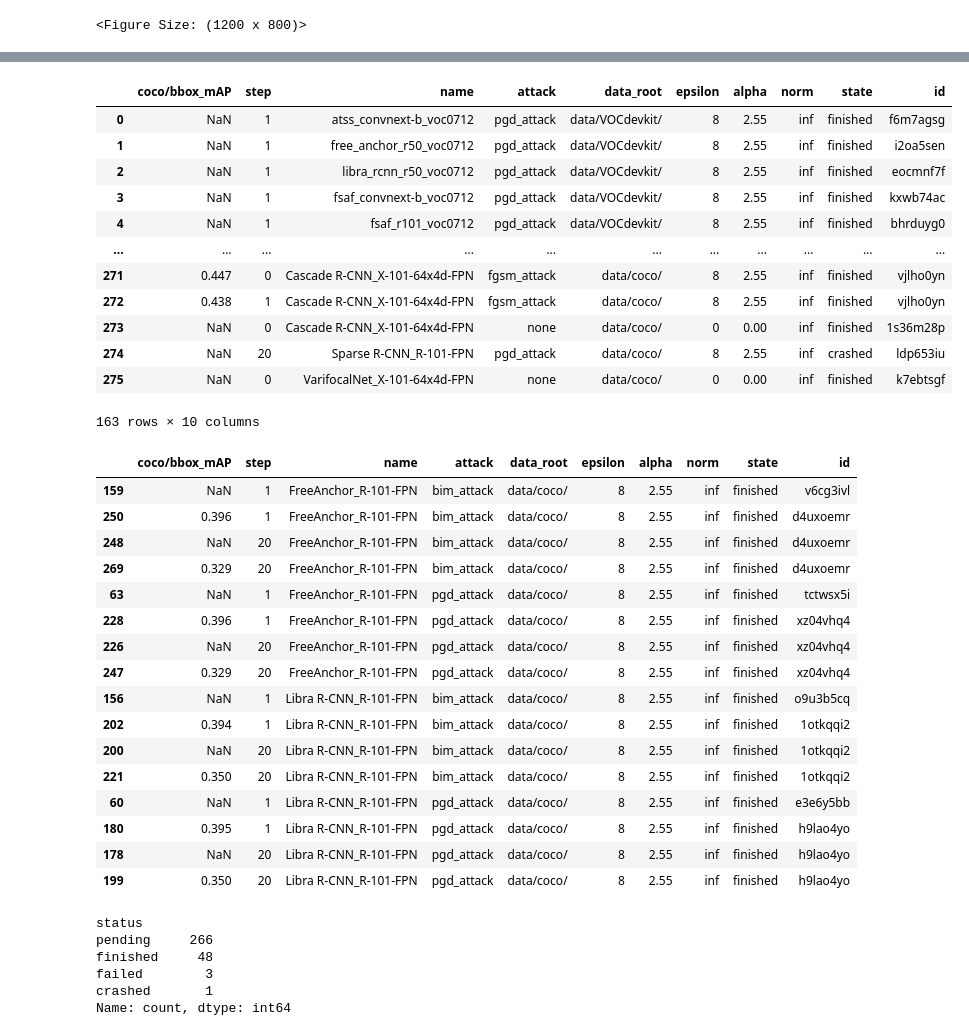
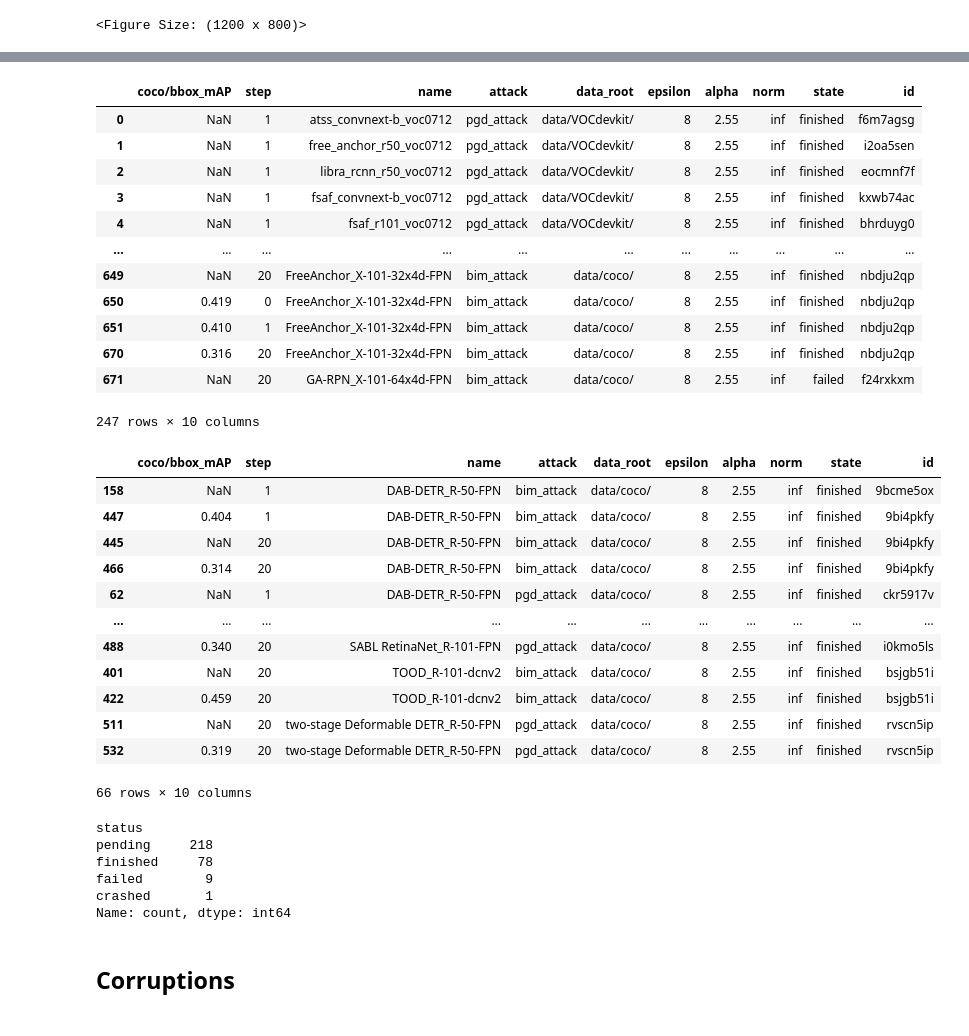
Before and after one commit to shashankskagnihotri/benchmarking_robustness, a Jupyter notebook: object_detection/vis_results.ipynb, the cells around one changed output, grey strips where cells are left out. Saved outputs shown, nothing was run; the diff lists cells and outputs as text; code cells hidden in the pictures.

```diff
--- a/object_detection/vis_results.ipynb
+++ b/object_detection/vis_results.ipynb
@@ -16,6 +20,7 @@ extract_wandb_runs_to_csv(project_name, entity_name, output_file)
 # %%
 import pandas as pd
-df = pd.read_csv(output_file)
+attack_result_csv = "attacks_results.csv"
+df = pd.read_csv(attack_result_csv)
 df
 # %% [output]
 |  | coco/bbox_mAP_m | coco/bbox_mAP_s | coco/bbox_mAP_l | coco/bbox_mAP_50 | time | _runtime | data_time | ... |
@@ -61,10 +66,9 @@ from plotnine import ggplot, aes, geom_line, geom_point, labs, theme_minimal, fa
 
 def prepare_df_plot(input_file: str):
     # Load the CSV file into a DataFrame
-    df = pd.read_csv(output_file)
+    df = pd.read_csv(input_file)
 
     # Preprocess the DataFrame
-    df = pd.read_csv(output_file)
     df = df.filter(regex="attack|^name$|mAP|state|step|^id$|data_root")
     df = df[df["coco/bbox_mAP"].notna()]
 
@@ -116,7 +120,7 @@ def plot_mAP_vs_steps(dataset_root: str, df) -> None:
 
     return plot
 
-df = prepare_df_plot(output_file)
+df = prepare_df_plot(attack_result_csv)
 plot_mAP_vs_steps("data/VOCdevkit/", df)
 # %% [output]
 [figure]
@@ -165,65 +169,61 @@ from pandas.core.frame import DataFrame
 
 def prepare_df_status_table(input_file: str):
     # Load the CSV file into a DataFrame
-    df = pd.read_csv(output_file)
+    df = pd.read_csv(attack_result_csv)
 
     # Preprocess the DataFrame
-    df = pd.read_csv(output_file)
+    df = pd.read_csv(attack_result_csv)
     df = df.filter(regex="attack|^name$|bbox|state|step|^id$|data_root")
 
     # if step is missing, keep only one row per id
     # this deals with previous versions of the code that did not save metrics at each step
     df = df.drop_duplicates(subset=["id", "step", "state"], keep="first", ignore_index=True)
     df["step"] = df["step"].fillna(df["attack_kwargs.steps"])
     df["attack_kwargs.norm"] = df["attack_kwargs.norm"].fillna("inf")
 
     # only keep relevant columns and rows
     df = df.filter(['coco/bbox_mAP', 'step', 'name', 'attack', 'data_root', "attack_kwargs.epsilon", "attack_kwargs.alpha", "attack_kwargs.norm", "state", "id"])
     df = df[df["step"].isin([0, 1, 20])]
     df["attack_kwargs.epsilon"] = df["attack_kwargs.epsilon"].astype(int)
     df["step"] = df["step"].astype(int)
     df.rename(columns={"attack_kwargs.epsilon": "epsilon", "attack_kwargs.alpha": "alpha", "attack_kwargs.norm": "norm"}, inplace=True)
 
     return df
 
-df_wandb = prepare_df_status_table(output_file)
+df_wandb = prepare_df_status_table(attack_result_csv)
 df_wandb
 # %% [output]
 |  | coco/bbox_mAP | step | name | attack | data_root | epsilon | alpha | norm | state | id |
 | 0 | NaN | 1 | atss_convnext-b_voc0712 | pgd_attack | data/VOCdevkit/ | 8 | 2.55 | inf | finished | f6m7agsg |
 | 1 | NaN | 1 | free_anchor_r50_voc0712 | pgd_attack | data/VOCdevkit/ | 8 | 2.55 | inf | finished | i2oa5sen |
 | 2 | NaN | 1 | libra_rcnn_r50_voc0712 | pgd_attack | data/VOCdevkit/ | 8 | 2.55 | inf | finished | eocmnf7f |
 | 3 | NaN | 1 | fsaf_convnext-b_voc0712 | pgd_attack | data/VOCdevkit/ | 8 | 2.55 | inf | finished | kxwb74ac |
 | 4 | NaN | 1 | fsaf_r101_voc0712 | pgd_attack | data/VOCdevkit/ | 8 | 2.55 | inf | finished | bhrduyg0 |
 | ... | ... | ... | ... | ... | ... | ... | ... | ... | ... | ... |
-| 271 | 0.447 | 0 | Cascade R-CNN_X-101-64x4d-FPN | fgsm_attack | data/coco/ | 8 | 2.55 | inf | finished | vjlho0yn |
-| 272 | 0.438 | 1 | Cascade R-CNN_X-101-64x4d-FPN | fgsm_attack | data/coco/ | 8 | 2.55 | inf | finished | vjlho0yn |
-| 273 | NaN | 0 | Cascade R-CNN_X-101-64x4d-FPN | none | data/coco/ | 0 | 0.00 | inf | finished | 1s36m28p |
-| 274 | NaN | 20 | Sparse R-CNN_R-101-FPN | pgd_attack | data/coco/ | 8 | 2.55 | inf | crashed | ldp653iu |
-| 275 | NaN | 0 | VarifocalNet_X-101-64x4d-FPN | none | data/coco/ | 0 | 0.00 | inf | finished | k7ebtsgf |
+| 649 | NaN | 20 | FreeAnchor_X-101-32x4d-FPN | bim_attack | data/coco/ | 8 | 2.55 | inf | finished | nbdju2qp |
+| 650 | 0.419 | 0 | FreeAnchor_X-101-32x4d-FPN | bim_attack | data/coco/ | 8 | 2.55 | inf | finished | nbdju2qp |
+| 651 | 0.410 | 1 | FreeAnchor_X-101-32x4d-FPN | bim_attack | data/coco/ | 8 | 2.55 | inf | finished | nbdju2qp |
+| 670 | 0.316 | 20 | FreeAnchor_X-101-32x4d-FPN | bim_attack | data/coco/ | 8 | 2.55 | inf | finished | nbdju2qp |
+| 671 | NaN | 20 | GA-RPN_X-101-64x4d-FPN | bim_attack | data/coco/ | 8 | 2.55 | inf | failed | f24rxkxm |
-163 rows × 10 columns
+247 rows × 10 columns
 # %%
 # TODO: handle duplicate with different state
 df_wandb[df_wandb.duplicated(subset=["name", "attack", "step"], keep=False)].sort_values(by=["name", "attack", "step"])
 # there are none so far
 # %% [output]
 |  | coco/bbox_mAP | step | name | attack | data_root | epsilon | alpha | norm | state | id |
-| 159 | NaN | 1 | FreeAnchor_R-101-FPN | bim_attack | data/coco/ | 8 | 2.55 | inf | finished | v6cg3ivl |
-| 250 | 0.396 | 1 | FreeAnchor_R-101-FPN | bim_attack | data/coco/ | 8 | 2.55 | inf | finished | d4uxoemr |
-| 248 | NaN | 20 | FreeAnchor_R-101-FPN | bim_attack | data/coco/ | 8 | 2.55 | inf | finished | d4uxoemr |
-| 269 | 0.329 | 20 | FreeAnchor_R-101-FPN | bim_attack | data/coco/ | 8 | 2.55 | inf | finished | d4uxoemr |
-| 63 | NaN | 1 | FreeAnchor_R-101-FPN | pgd_attack | data/coco/ | 8 | 2.55 | inf | finished | tctwsx5i |
-| 228 | 0.396 | 1 | FreeAnchor_R-101-FPN | pgd_attack | data/coco/ | 8 | 2.55 | inf | finished | xz04vhq4 |
-| 226 | NaN | 20 | FreeAnchor_R-101-FPN | pgd_attack | data/coco/ | 8 | 2.55 | inf | finished | xz04vhq4 |
-| 247 | 0.329 | 20 | FreeAnchor_R-101-FPN | pgd_attack | data/coco/ | 8 | 2.55 | inf | finished | xz04vhq4 |
-| 156 | NaN | 1 | Libra R-CNN_R-101-FPN | bim_attack | data/coco/ | 8 | 2.55 | inf | finished | o9u3b5cq |
-| 202 | 0.394 | 1 | Libra R-CNN_R-101-FPN | bim_attack | data/coco/ | 8 | 2.55 | inf | finished | 1otkqqi2 |
-| 200 | NaN | 20 | Libra R-CNN_R-101-FPN | bim_attack | data/coco/ | 8 | 2.55 | inf | finished | 1otkqqi2 |
-| 221 | 0.350 | 20 | Libra R-CNN_R-101-FPN | bim_attack | data/coco/ | 8 | 2.55 | inf | finished | 1otkqqi2 |
-| 60 | NaN | 1 | Libra R-CNN_R-101-FPN | pgd_attack | data/coco/ | 8 | 2.55 | inf | finished | e3e6y5bb |
-| 180 | 0.395 | 1 | Libra R-CNN_R-101-FPN | pgd_attack | data/coco/ | 8 | 2.55 | inf | finished | h9lao4yo |
-| 178 | NaN | 20 | Libra R-CNN_R-101-FPN | pgd_attack | data/coco/ | 8 | 2.55 | inf | finished | h9lao4yo |
-| 199 | 0.350 | 20 | Libra R-CNN_R-101-FPN | pgd_attack | data/coco/ | 8 | 2.55 | inf | finished | h9lao4yo |
+| 158 | NaN | 1 | DAB-DETR_R-50-FPN | bim_attack | data/coco/ | 8 | 2.55 | inf | finished | 9bcme5ox |
+| 447 | 0.404 | 1 | DAB-DETR_R-50-FPN | bim_attack | data/coco/ | 8 | 2.55 | inf | finished | 9bi4pkfy |
+| 445 | NaN | 20 | DAB-DETR_R-50-FPN | bim_attack | data/coco/ | 8 | 2.55 | inf | finished | 9bi4pkfy |
+| 466 | 0.314 | 20 | DAB-DETR_R-50-FPN | bim_attack | data/coco/ | 8 | 2.55 | inf | finished | 9bi4pkfy |
+| 62 | NaN | 1 | DAB-DETR_R-50-FPN | pgd_attack | data/coco/ | 8 | 2.55 | inf | finished | ckr5917v |
+| ... | ... | ... | ... | ... | ... | ... | ... | ... | ... | ... |
+| 488 | 0.340 | 20 | SABL RetinaNet_R-101-FPN | pgd_attack | data/coco/ | 8 | 2.55 | inf | finished | i0kmo5ls |
+| 401 | NaN | 20 | TOOD_R-101-dcnv2 | bim_attack | data/coco/ | 8 | 2.55 | inf | finished | bsjgb51i |
+| 422 | 0.459 | 20 | TOOD_R-101-dcnv2 | bim_attack | data/coco/ | 8 | 2.55 | inf | finished | bsjgb51i |
+| 511 | NaN | 20 | two-stage Deformable DETR_R-50-FPN | pgd_attack | data/coco/ | 8 | 2.55 | inf | finished | rvscn5ip |
+| 532 | 0.319 | 20 | two-stage Deformable DETR_R-50-FPN | pgd_attack | data/coco/ | 8 | 2.55 | inf | finished | rvscn5ip |
+66 rows × 10 columns
 # %%
 import pandas as pd
 import itertools
@@ -324,9 +324,9 @@ df_status.loc[df_status["attack"] == "bim_attack", 'attack'] = "bim"
 df_status["status"].value_counts()
 # %% [output]
 status
-pending     266
-finished     48
-failed        3
+pending     218
+finished     78
+failed        9
 crashed       1
 Name: count, dtype: int64
 # %%
@@ -338,3 +338,5 @@ from great_tables import GT
     .fmt_number(columns=["alpha"], compact=True)
     .save("status_table.pdf")
 )
+# %% [markdown]
+## Corruptions
```
Also changed, not shown: parts of 18 cells of this notebook, 2 other files.
